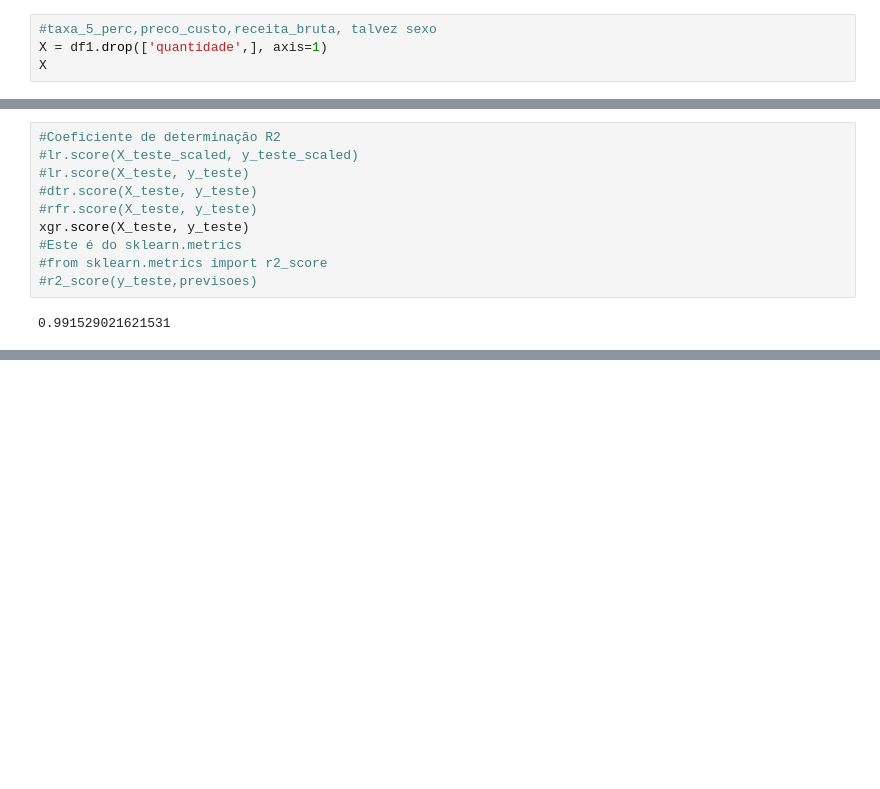
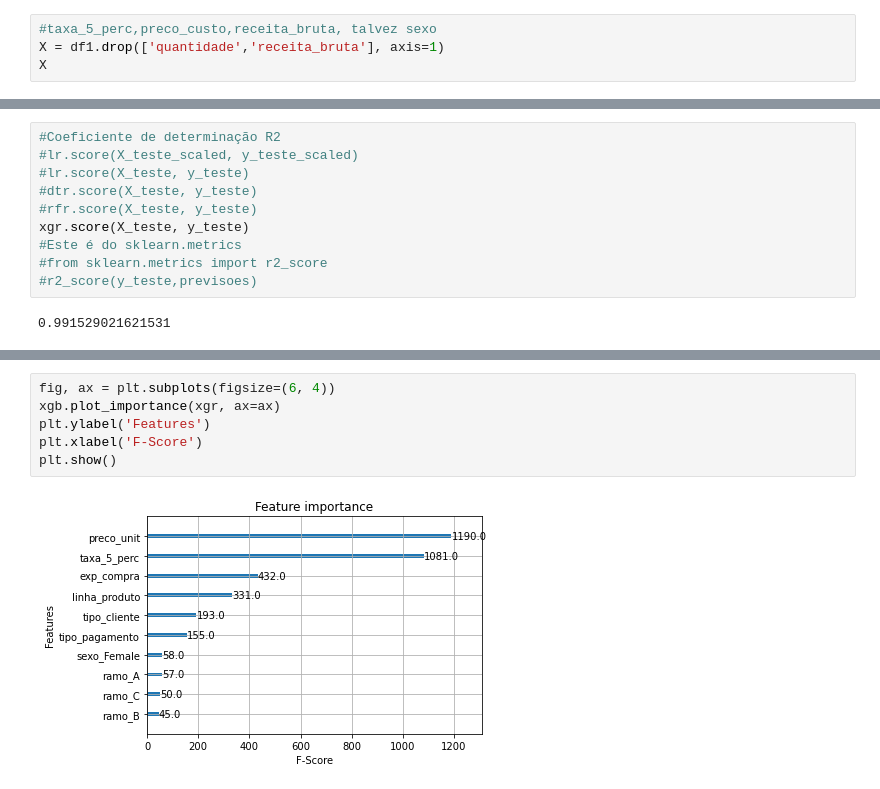
Before and after one commit to joseboas/Analise_Mercado_e_Regresssao, a Jupyter notebook: Análise de Vendas - Supermercado.ipynb, the cells around one changed output, grey strips where cells are left out. Drawn from its saved outputs; the diff is of its cells as text; blank space fills up the shorter version.

```diff
--- a/Análise de Vendas - Supermercado.ipynb
+++ b/Análise de Vendas - Supermercado.ipynb
@@ -1217,7 +1217,7 @@ sexo_Male           -0.074258
 Name: quantidade, dtype: float64
 # %%
 #taxa_5_perc,preco_custo,receita_bruta, talvez sexo
-X = df1.drop(['quantidade',], axis=1)
+X = df1.drop(['quantidade','receita_bruta'], axis=1)
 X
 # %% [output]
 |  | tipo_cliente | linha_produto | preco_unit | taxa_5_perc | total | tipo_pagamento | preco_custo | ... |
@@ -1366,0 +1357,8 @@ plt.show()
+# %%
+fig, ax = plt.subplots(figsize=(6, 4))
+xgb.plot_importance(xgr, ax=ax)
+plt.ylabel('Features')
+plt.xlabel('F-Score')
+plt.show()
+# %% [output]
+[figure, added]
```
Also changed, not shown: parts of 20 cells of this notebook.
